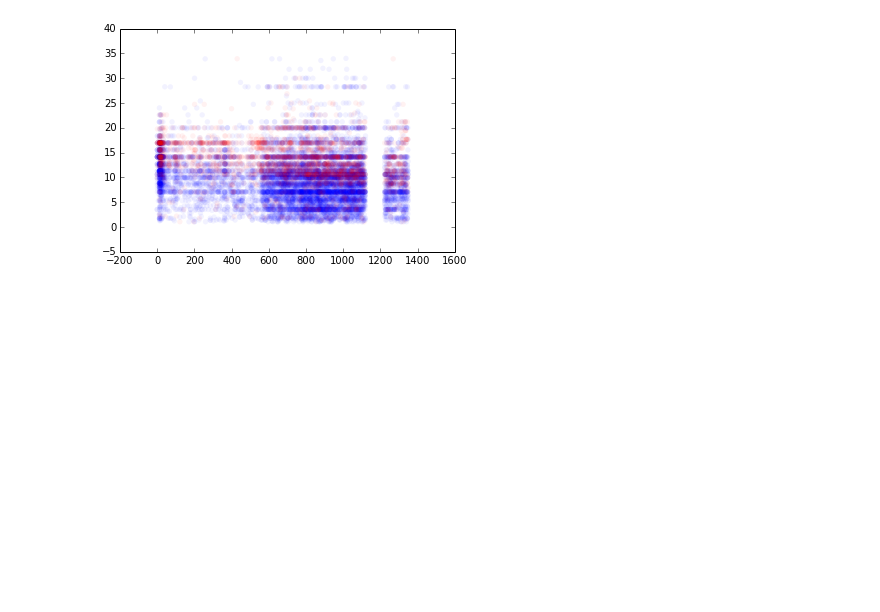
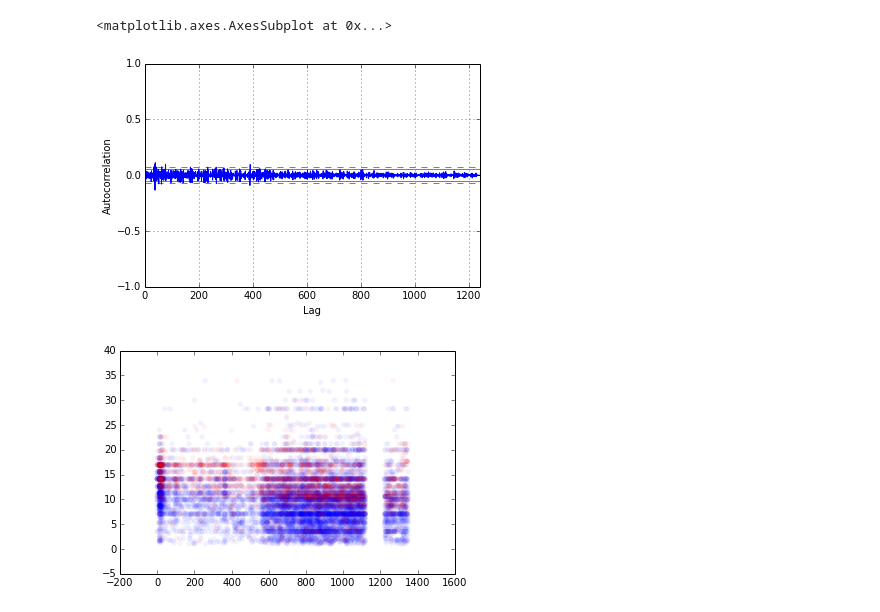
Before and after one commit to AllenDowney/ThinkStats2, a Jupyter notebook: code/chap12.ipynb, the cells around one changed output. Cells and saved outputs as stored; diff of their text form; code cells hidden in the pictures; blank space fills up the shorter version.

```diff
--- a/code/chap12.ipynb
+++ b/code/chap12.ipynb
@@ -36,3 +60,9 @@ thinkstats2.Hist(np.diff(ppg.index.values)).Render()
+# %%
+from pandas.tools.plotting import autocorrelation_plot
+autocorrelation_plot(ppg.ppg.diff().dropna())
+# %% [output]
+<matplotlib.axes.AxesSubplot at 0x...>
+[figure, added]
 # %%
 high = df[df.quality=='high']
 ca_high = high[high.state=='CA']
```
Also changed, not shown: parts of 13 cells of this notebook.
